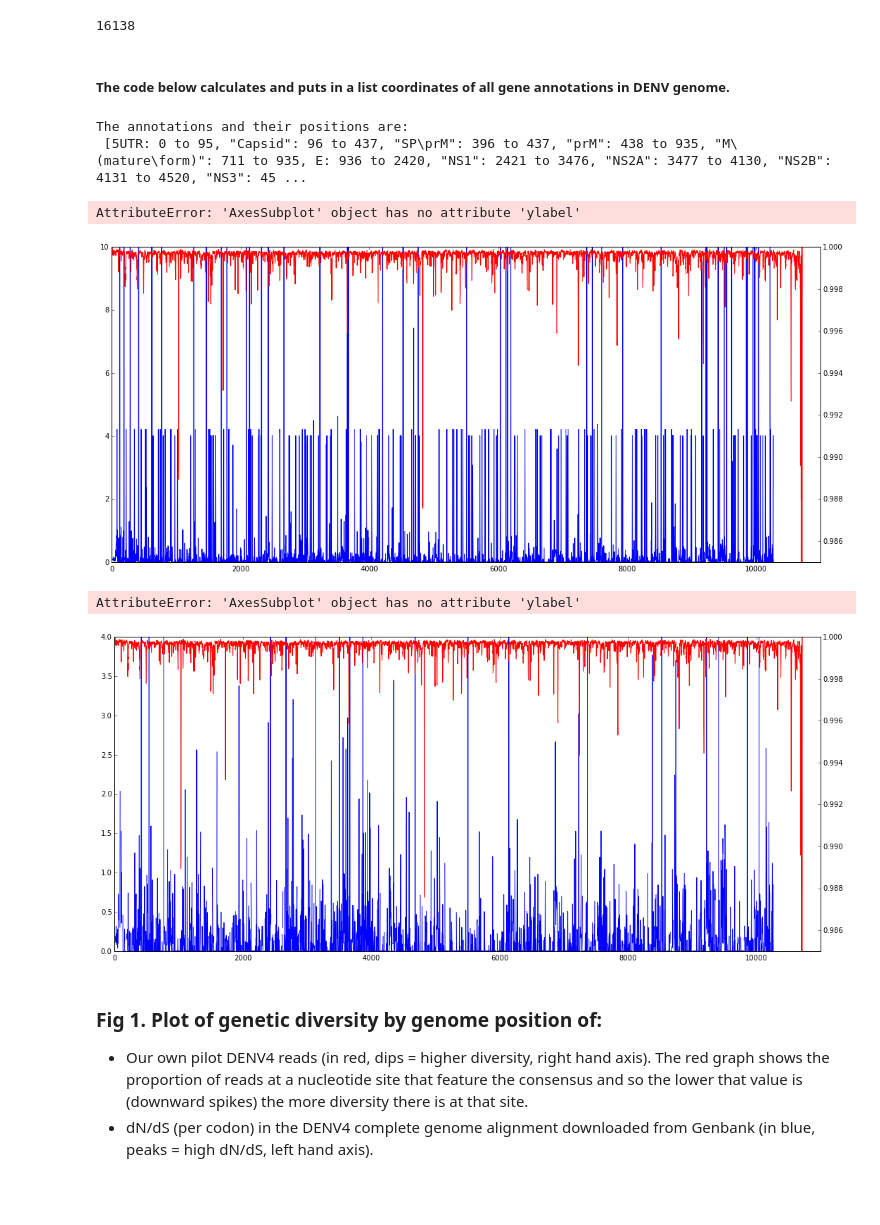
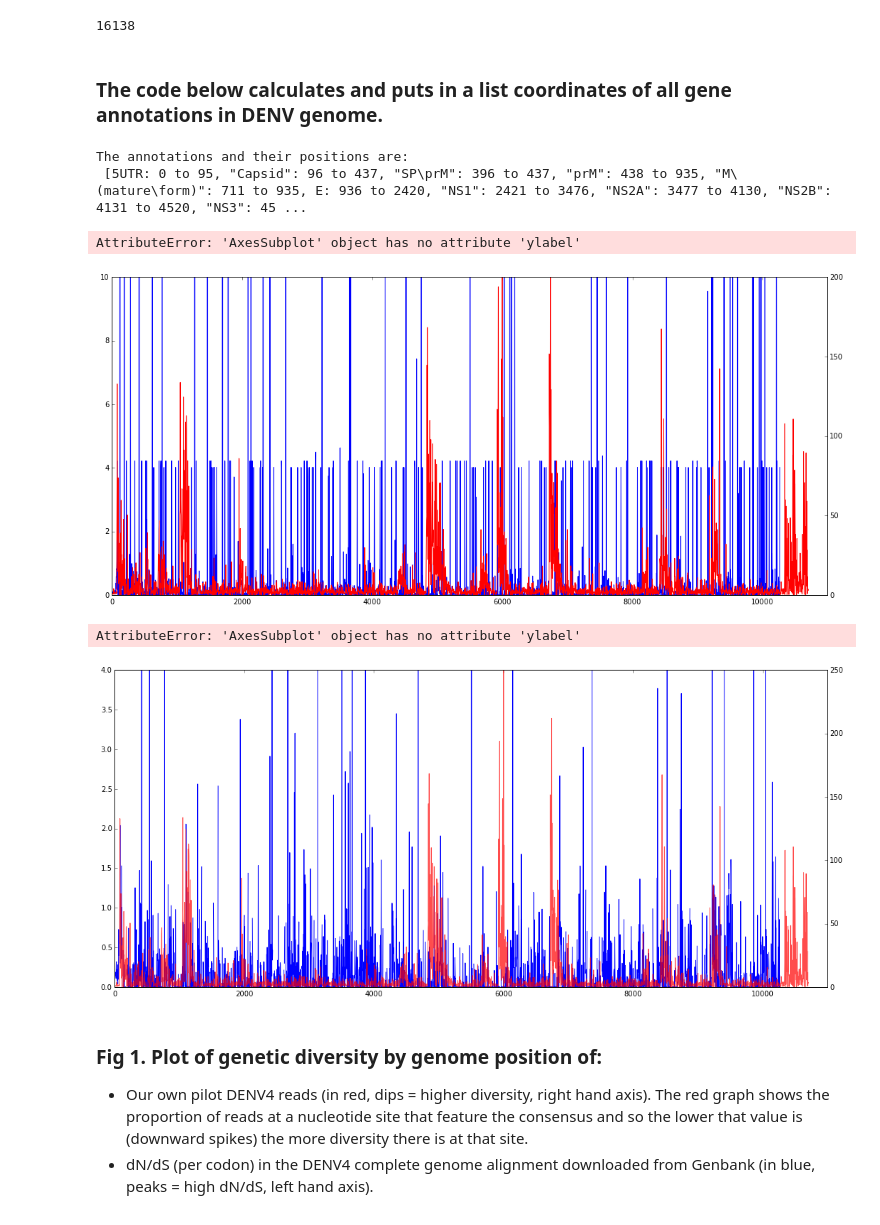
Before and after one commit to pvmarkov/DENGOMICS, a Jupyter notebook: analysis notebooks/Comparing Our Pilot Reads to DENV2 from Genbank.ipynb, the cells around one changed output. Drawn from its saved outputs; the diff is of its cells as text; code cells hidden in the pictures; blank space fills up the shorter version.

Commit message:
Further pN/pS advances. New figures, data frame file etc.

```diff
--- a/analysis notebooks/Comparing Our Pilot Reads to DENV2 from Genbank.ipynb
+++ b/analysis notebooks/Comparing Our Pilot Reads to DENV2 from Genbank.ipynb
@@ -5,12 +5,12 @@ refgenome_file = "/Users/pvmarkov/dengue/data/pDVWSK601-NGC virus.gb"
 counts_dataframe = pd.read_csv ("/Users/pvmarkov/dengue/data/mergetwoway_kass_cover_majorb_seqqual>=60ON_alignqualOFF_pairsOFF.csv")
 dn_ds_by_codon_dataframe = pd.read_csv ('/Users/pvmarkov/dengue/data/dn_ds_dataframe.csv')
 dn_ds_by_codon_dataframe_DENV2 = pd.read_csv ('/Users/pvmarkov/dengue/data/dn_ds_dataframe_DENV2.csv')
-pin_pis_dataframe = pd.read_csv ('/Users/pvmarkov/dengue/data/piNpiS.csv')
+pin_pis_dataframe = pd.read_csv ('/Users/pvmarkov/dengue/data/piNpiS_weights_positions.csv')
 correction = - getting_position_correction (refgenome_file, ''.join(counts_dataframe ['majorsequence']))
 # %% [output]
 16138
 # %% [markdown]
-##### The code below calculates and puts in a list coordinates of all gene annotations in DENV genome.
+### The code below calculates and puts in a list coordinates of all gene annotations in DENV genome.
 # %%
 import sys
 annotations = '/Users/pvmarkov/dengue/data/ref_geno_anottation_relabel.gff'
@@ -49,37 +49,37 @@ rcParams['figure.figsize'] = 18, 8
 moving_average = (runningMeanFast (counts_dataframe ['majorbase_ratio'], 5))
 dn_ds_moving_average_DENV2 = (runningMeanFast (dn_ds_by_codon_dataframe_DENV2 ['dn_ds_per_position_in_codon'], 10))
 
 ax1 = plt.gca()
 ax2 = ax1.twinx()
 ax1.plot (dn_ds_by_codon_dataframe_DENV2 ['codon_numbers']*3, dn_ds_by_codon_dataframe_DENV2 ['dn_ds_per_position_in_codon'], 'b-') #(position, coverage, 'r-')
 #ax1.plot (dn_ds_by_codon_dataframe ['codon_numbers']*3, dn_ds_moving_average, 'b-') #(position, coverage, 'r-')
 
 
 #ax1.legend (['Sequencing coverage'], loc = 'lower left')
 axis_lower_limit = 0
 axis_upper_limit = 10
 ax1.axis ([0, 11000, axis_lower_limit, axis_upper_limit])
 color = 0.0
 fcolor = list ('bgrcmybgrcmybgrcmybgrcmy')
 color_counter = 0
 
 
-ax2.plot (counts_dataframe ['position'], moving_average, 'r-') #(position, coverage, 'r-')
+ax2.plot ((pin_pis_dataframe ['codonPosition']+2)*3, (pin_pis_dataframe ['piN'] / pin_pis_dataframe ['expected_pN']) / (pin_pis_dataframe ['piS'] / pin_pis_dataframe ['expected_pS']), 'r-') #(position, coverage, 'r-')
 
-axis_lower_limit = 0.985
-ax2.axis ([0, 11000, axis_lower_limit, 1])
+axis_lower_limit = 0
+ax2.axis ([0, 11000, axis_lower_limit, 200])
 ax2.ylabel ('Proportion of Reads')
 ax2.legend (['The most frequent nucleotide'], loc = 'upper right')
 
 for gene in annots_list:
     color_counter +=1
     ax3.axvspan(gene.start, gene.end, color = (fcolor [color_counter]), alpha = 0.1) #, label='NS5B')
     plt.text (gene.start + ((gene.end - gene.start)/10), 10000 + (15000 *(color_counter%3)) , gene.name, rotation=0)
     #print (color_counter%3)
     color += 1/len(annots_list)
 # %% [output]
 AttributeError: 'AxesSubplot' object has no attribute 'ylabel'
-[figure, old version]
+[figure, new version]
 # %%
 %matplotlib inline
 import matplotlib.pyplot as plt
@@ -104,10 +104,11 @@ fcolor = list ('bgrcmybgrcmybgrcmybgrcmy')
 color_counter = 0
 
 
-ax2.plot (counts_dataframe ['position'], moving_average, 'r-') #(position, coverage, 'r-')
+ax2.plot ((pin_pis_dataframe ['codonPosition']+2)*3, (pin_pis_dataframe ['piN'] / pin_pis_dataframe ['expected_pN']) / (pin_pis_dataframe ['piS'] / pin_pis_dataframe ['expected_pS']), 'r-', alpha = 0.7) #(position, coverage, 'r-')
 
-axis_lower_limit = 0.985
-ax2.axis ([0, 11000, axis_lower_limit, 1])
+
+axis_lower_limit = 0
+ax2.axis ([0, 11000, axis_lower_limit, 250])
 ax2.ylabel ('Proportion of Reads')
 ax2.legend (['The most frequent nucleotide'], loc = 'upper right')
 
@@ -119,7 +120,7 @@ for gene in annots_list:
     color += 1/len(annots_list)
 # %% [output]
 AttributeError: 'AxesSubplot' object has no attribute 'ylabel'
-[figure, old version]
+[figure, new version]
 # %% [markdown]
 ### Fig 1. Plot of genetic diversity by genome position of:
 - Our own pilot DENV4 reads (in red, dips = higher diversity, right hand axis). The red graph shows the proportion of reads at a nucleotide site that feature the consensus and so the lower that value is (downward spikes) the more diversity there is at that site.
```
Also changed, not shown: parts of 4 cells of this notebook, 11 other files.
